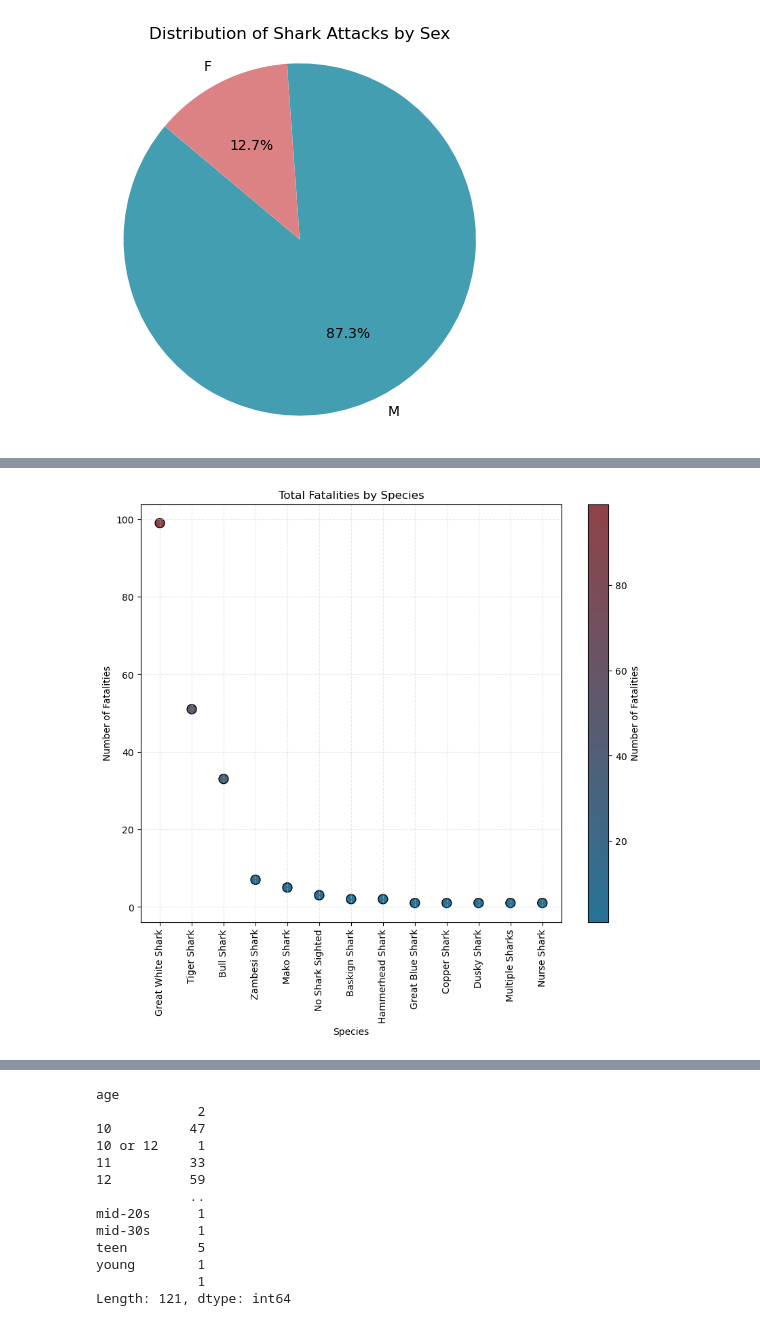
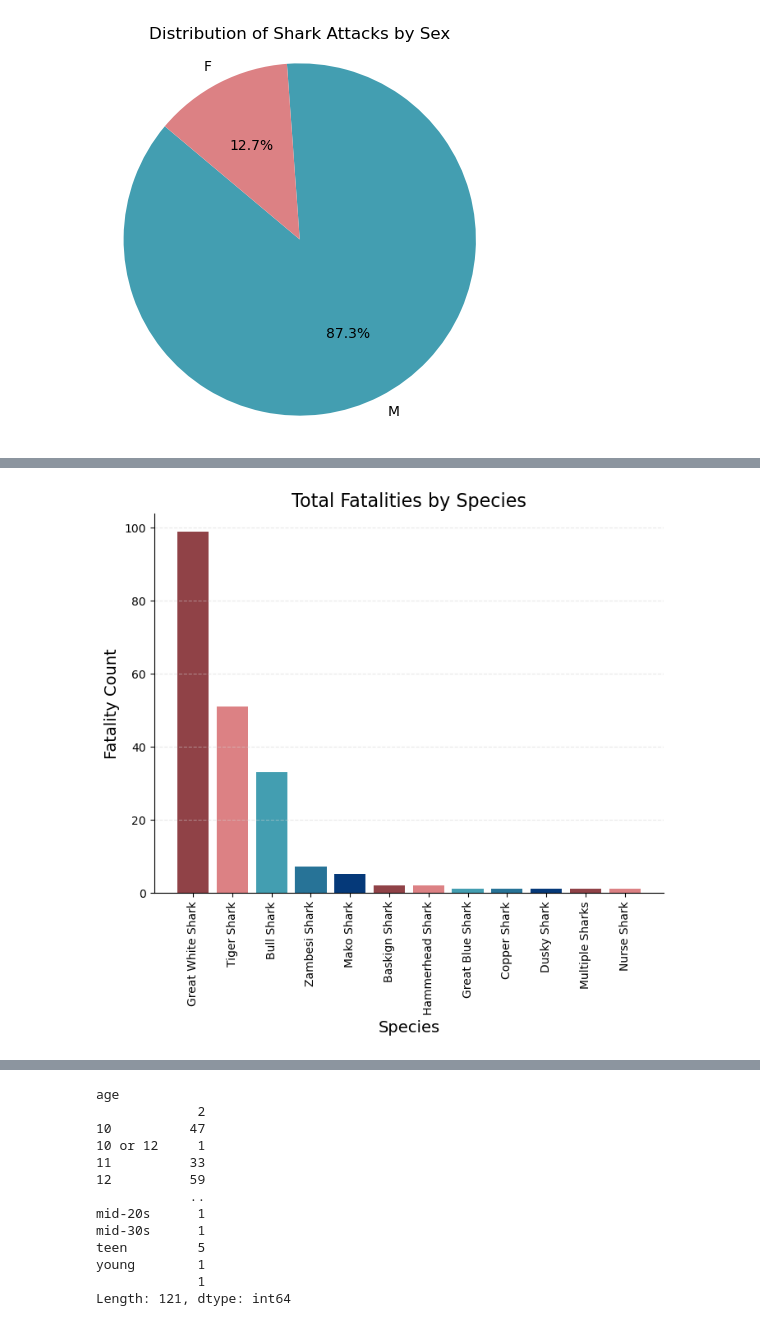
Before and after one commit to HagenGrant/project-1-group-05, a Jupyter notebook: Shark Attacks-checkpoint.ipynb, the cells around one changed output, grey strips where cells are left out. Cells and saved outputs as stored; diff of their text form; code cells hidden in the pictures.

```diff
--- a/Shark Attacks-checkpoint.ipynb
+++ b/Shark Attacks-checkpoint.ipynb
@@ -794,30 +858,30 @@ plt.show()
 # %%
-species_fatality = df[["species", "fatal"]].copy()
-species_fatality.dropna(inplace=True)
-species_fatality = species_fatality[(species_fatality["species"] != "Unknown Shark") &
-                                    (species_fatality["species"] != "Unidentified") &
-                                    (species_fatality["species"] != "Not Recorded")]
+# make df for species vs fatality
+fatality_by_species = df[["species", "fatal"]].copy()
+fatality_by_species.dropna(inplace=True)
+# remove unhelpful data for plot
+fatality_by_species = species_fatality[(species_fatality["species"] != "Unknown") &
+                                    (species_fatality["species"] != "No Shark Sighted") &
+                                    (species_fatality["species"] != "Unidentified")]
+# get fatal attacks per species
+fatality_counts = fatality_by_species[fatality_by_species["fatal"] == "Y"]["species"].value_counts()
+
+# add pallette
+colors = ["#904247", "#dc8184", "#439eb1", "#277397", "#053979"]
+
+# create plot
+plt.figure(figsize=(8, 6))
+plt.bar(fatality_counts.index, fatality_counts, color=colors)
+
+# label and customize
+plt.title('Total Fatalities by Species', fontsize=16)
+plt.xlabel('Species', fontsize=14)
+plt.ylabel('Fatality Count', fontsize=14)
+plt.xticks(rotation=90)
+plt.grid(axis="y", color="lightgrey", linestyle="--", alpha=.5)
+plt.gca().spines['top'].set_visible(False)
+plt.gca().spines['right'].set_visible(False)
+
+plt.show()
+# %% [output]
+[figure, added]
-# %%
-# scatter of species vs fatality?
-# get data of number of fatalites per species
-fatalities_by_species = species_fatality[species_fatality["fatal"] == "Y"]["species"].value_counts()
-lowcolor ="#904247"
-highcolor = "#277397"
-cmap = LinearSegmentedColormap.from_list('custom_gradient', [highcolor, lowcolor])
-
-# create
-plt.figure(figsize=(10,8))
-plt.scatter(fatalities_by_species.index, fatalities_by_species, s=100, c=fatalities_by_species, cmap=cmap, edgecolors="black")
-
-# customize
-plt.xlabel("Species")
-plt.ylabel("Number of Fatalities")
-plt.title("Total Fatalities by Species")
-plt.colorbar(label="Number of Fatalities")
-plt.xticks(rotation=90)
-plt.grid(color="lightgrey", linestyle="--", alpha=.5)
-
-# show
-plt.show()
-# %% [output]
-[figure, removed]
```
Also changed, not shown: parts of 27 cells of this notebook.
